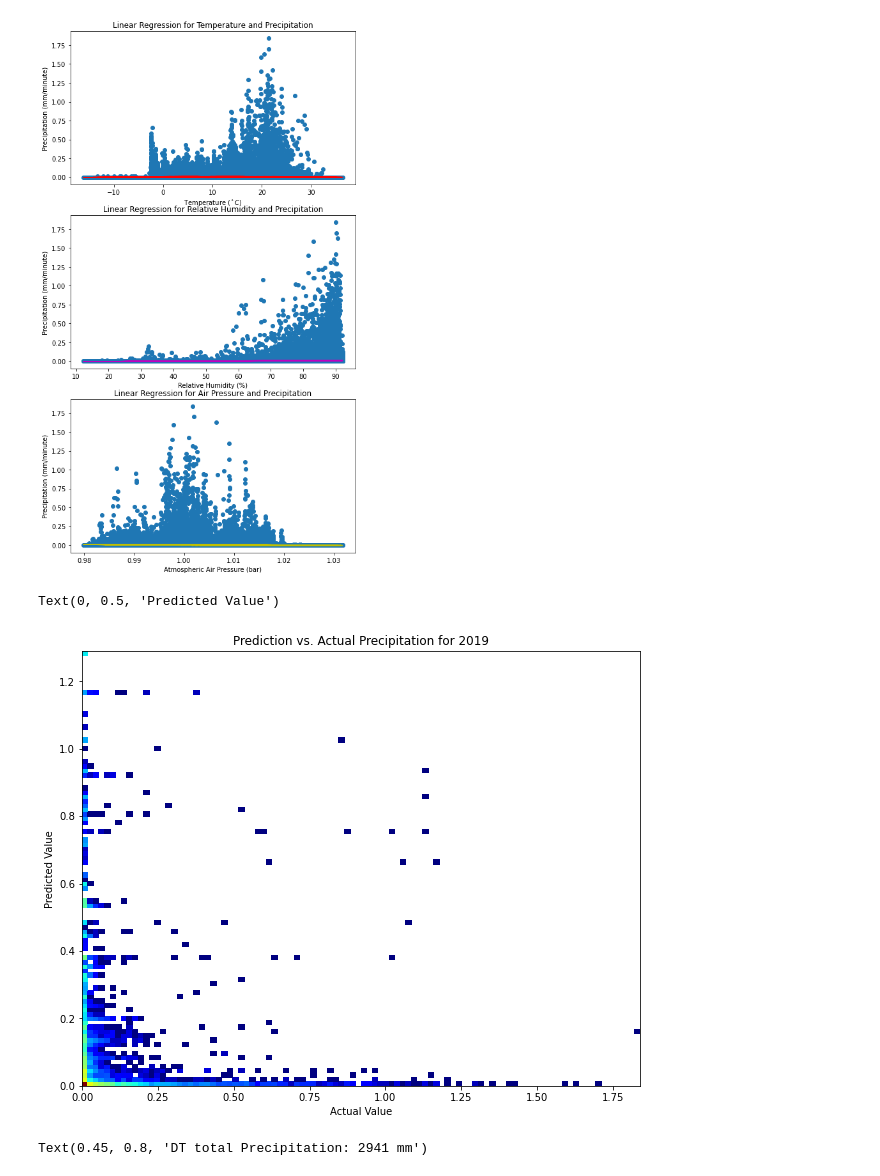
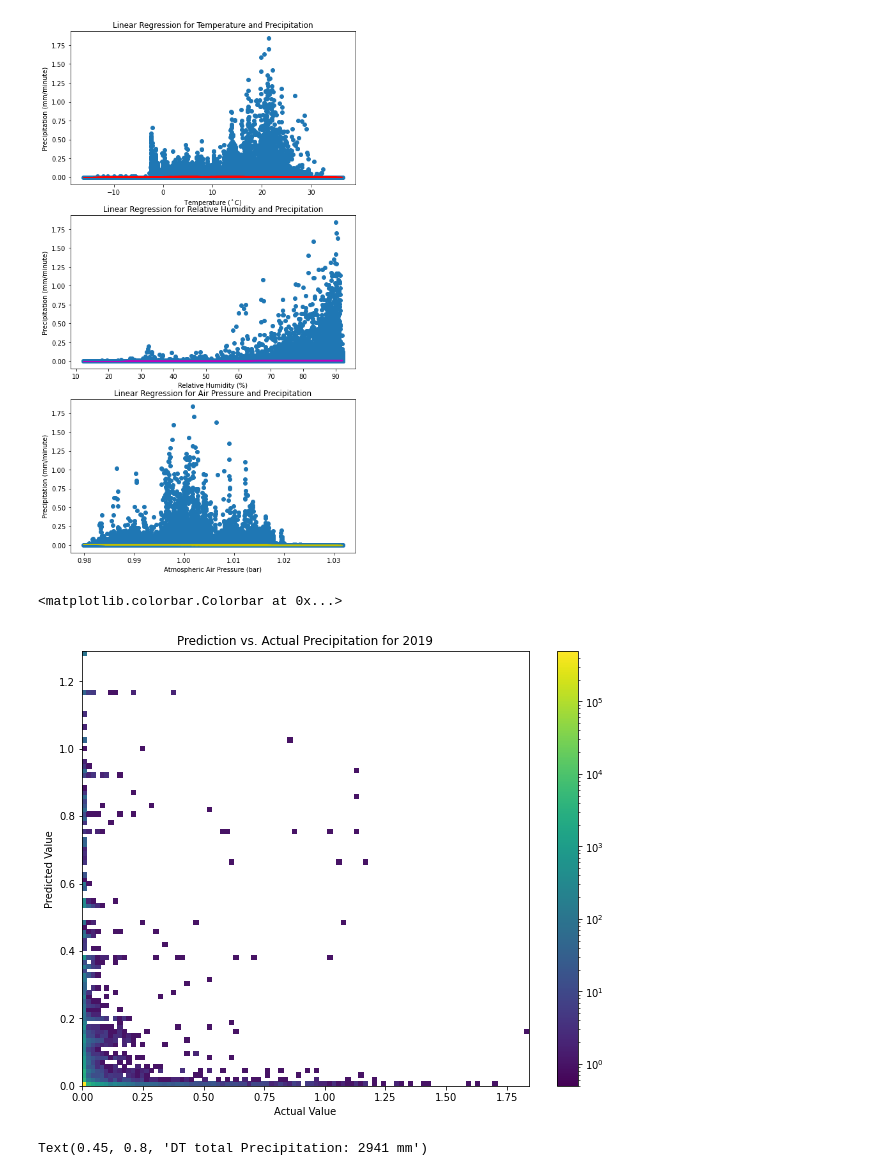
Before and after one commit to zhangt3-e/senior_thesis, a Jupyter notebook: Code/ML.ipynb, the cells around one changed output. Drawn from its saved outputs; the diff is of its cells as text; code cells hidden in the pictures.

```diff
--- a/Code/ML.ipynb
+++ b/Code/ML.ipynb
@@ -134,13 +134,14 @@ from sklearn.datasets import load_iris
 from sklearn.tree import DecisionTreeClassifier, plot_tree
 # %%
 plt.figure(figsize = (10, 8))
-plt.hist2d( Whole19[:, 3] ,newpredict2019, norm = mlt.colors.LogNorm(1), bins = (100, 100), cmap = plt.cm.jet)
+plt.hist2d( Whole19[:, 3] ,newpredict2019, norm = mlt.colors.LogNorm(0.5), bins = (100, 100))
 plt.title('Prediction vs. Actual Precipitation for 2019')
 plt.xlabel('Actual Value')
 plt.ylabel('Predicted Value')
+plt.colorbar()
 # %% [output]
-Text(0, 0.5, 'Predicted Value')
+<matplotlib.colorbar.Colorbar at 0x...>
-[figure, old version]
+[figure, new version]
 # %%
 plt.figure(figsize= (10, 8))
 plt.plot(Whole19[:, 3])
```
Also changed, not shown: 8 other files.
